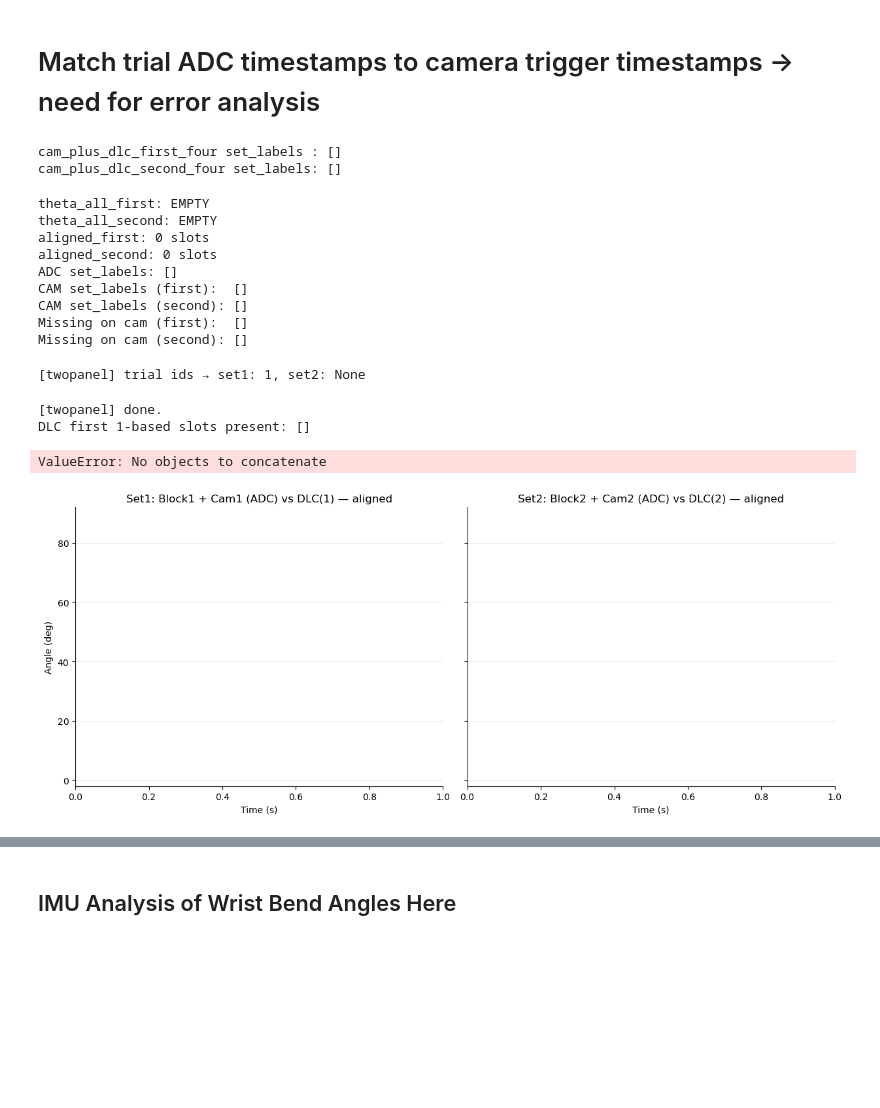
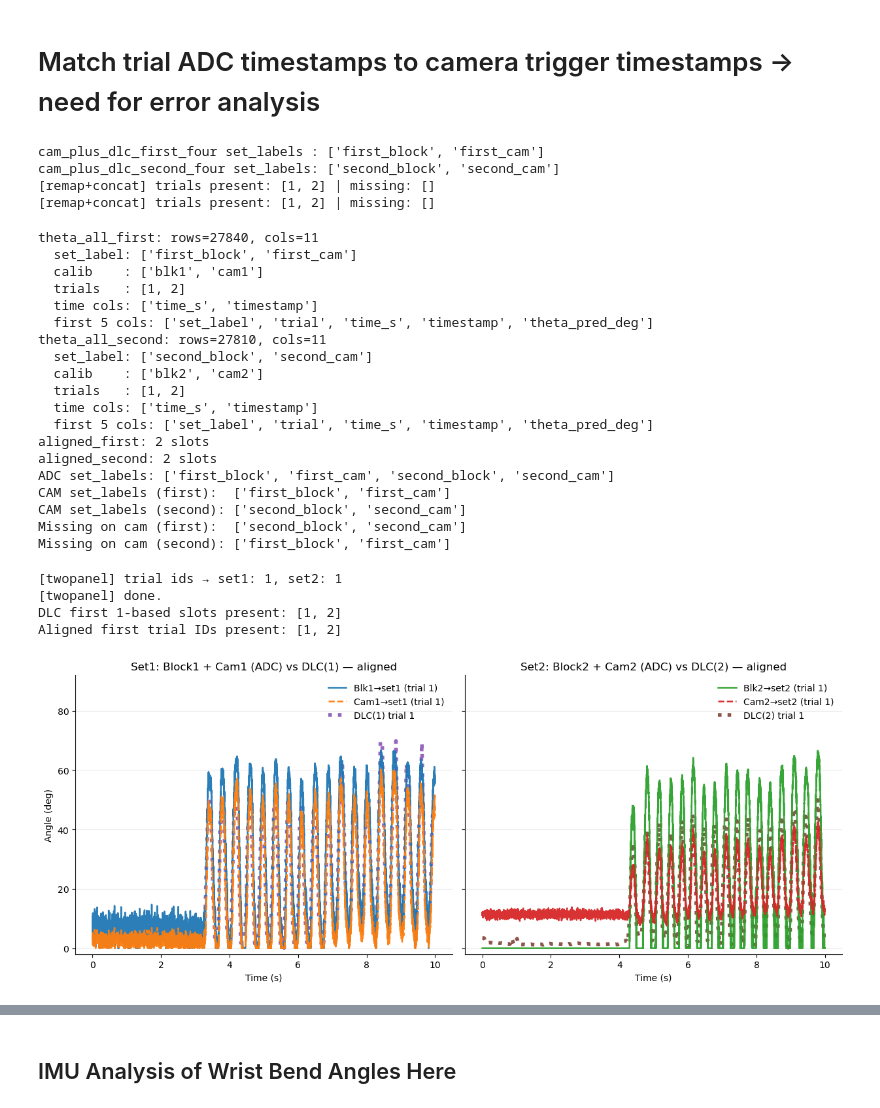
Before and after one commit to neuralengatberkeley/Strain-Sensor-, a Jupyter notebook: Code/analysis/camera_sensor_imu_analysis/Tom marble.ipynb, the cells around one changed output, grey strips where cells are left out. Cells and saved outputs as stored; diff of their text form; code cells hidden in the pictures; blank space fills up the shorter version.

Commit message:
added imu_ciode for plotting

```diff
--- a/Code/analysis/camera_sensor_imu_analysis/Tom marble.ipynb
+++ b/Code/analysis/camera_sensor_imu_analysis/Tom marble.ipynb
@@ -50,8 +50,8 @@ import matplotlib.pyplot as plt
 # Upload only the parent *date* folder (e.g., "9_19_25").
 # If something fails, verify your folder structure matches the "9_19_25" example.
 
-root_dir="CSV Data/11_2_25"
-folder_suffix="imu_slow"
+root_dir="CSV Data/11_4_25"
+folder_suffix="B_afap"
 
 #10_28_25 (Tom)
 #10_29_25 (bending data might be okay...check)
@@ -754,8 +766,10 @@ aligned_second = bb.align_theta_all_to_cam_for_set(
 aligned_first  = bb.remap_aligned_by_trial_concat(aligned_first)
 aligned_second = bb.remap_aligned_by_trial_concat(aligned_second)
 # %% [output]
-cam_plus_dlc_first_four set_labels : []
-cam_plus_dlc_second_four set_labels: []
+cam_plus_dlc_first_four set_labels : ['first_block', 'first_cam']
+cam_plus_dlc_second_four set_labels: ['second_block', 'second_cam']
+[remap+concat] trials present: [1, 2] | missing: []
+[remap+concat] trials present: [1, 2] | missing: []
 # %%
 from pandas.api.types import is_timedelta64_dtype
 
@@ -845,15 +859,25 @@ def all_time_columns_from_aligned(aligned_list):
                 s.add(c)
     return sorted(s)
 # %% [output]
-theta_all_first: EMPTY
-theta_all_second: EMPTY
-aligned_first: 0 slots
-aligned_second: 0 slots
-ADC set_labels: []
-CAM set_labels (first):  []
-CAM set_labels (second): []
-Missing on cam (first):  []
-Missing on cam (second): []
+theta_all_first: rows=27840, cols=11
+  set_label: ['first_block', 'first_cam']
+  calib    : ['blk1', 'cam1']
+  trials   : [1, 2]
+  time cols: ['time_s', 'timestamp']
+  first 5 cols: ['set_label', 'trial', 'time_s', 'timestamp', 'theta_pred_deg']
+theta_all_second: rows=27810, cols=11
+  set_label: ['second_block', 'second_cam']
+  calib    : ['blk2', 'cam2']
+  trials   : [1, 2]
+  time cols: ['time_s', 'timestamp']
+  first 5 cols: ['set_label', 'trial', 'time_s', 'timestamp', 'theta_pred_deg']
+aligned_first: 2 slots
+aligned_second: 2 slots
+ADC set_labels: ['first_block', 'first_cam', 'second_block', 'second_cam']
+CAM set_labels (first):  ['first_block', 'first_cam']
+CAM set_labels (second): ['second_block', 'second_cam']
+Missing on cam (first):  ['second_block', 'second_cam']
+Missing on cam (second): ['first_block', 'first_cam']
 # %%
 
 def cam_list_to_one_based_by_trial_id(cam_list):
@@ -879,39 +903,39 @@ def cam_list_to_one_based_by_trial_id(cam_list):
     for df in cam_list or []:
         if df is None or df.empty or "trial" not in df.columns:
             continue
         s = pd.to_numeric(df["trial"], errors="coerce").dropna().astype(int)
         if not s.empty:
             t = int(s.mode().iat[0])
             out[t] = df
     return out
 
 
 # Convert camera+dlc lists to 1-based, so index == trial ID
 cam_plus_dlc_first_1b  = cam_list_to_one_based_by_trial_id(cam_trials_first_cam)
 cam_plus_dlc_second_1b = cam_list_to_one_based_by_trial_id(cam_trials_second_cam)
 
 # Now you can pass trial_first=1 or 2 and both DLC & ADC will refer to the same trial ID.
 bb.plot_adc_and_dlc_twopanel(
     out,
     cam_plus_dlc_first=cam_plus_dlc_first_1b,
     cam_plus_dlc_second=cam_plus_dlc_second_1b,
     aligned_first=aligned_first,     # these are already remapped so list index = trial ID - 1
     aligned_second=aligned_second,
     use_aligned=True,
-    trial_first=1,    # first trial by ID
+    trial_first=None,    # first trial by ID
     trial_second=None,   # second trial by ID
     dlc_on_top=True, dlc_linewidth=4, dlc_alpha=1.0, dlc_zorder=1, adc_zorder=2,
 )
 
 print("DLC first 1-based slots present:", [i for i,df in enumerate(cam_plus_dlc_first_1b) if i>0 and df is not None])
 print("Aligned first trial IDs present:",
       sorted(pd.to_numeric(pd.concat(aligned_first, ignore_index=True)["trial"], errors="coerce").dropna().astype(int).unique()))
 # %% [output]
-[twopanel] trial ids → set1: 1, set2: None
+[twopanel] trial ids → set1: 1, set2: 1
+[twopanel] done.
+DLC first 1-based slots present: [1, 2]
+Aligned first trial IDs present: [1, 2]
-[twopanel] done.
-DLC first 1-based slots present: []
-ValueError: No objects to concatenate
-[figure, old version]
+[figure, new version]
 # %%
 res_boxes = bb.plot_dlc_abs_error_boxplots_from_aligned(
     aligned_first=aligned_first,
```
Also changed, not shown: parts of 8 cells of this notebook, 1 other file.
